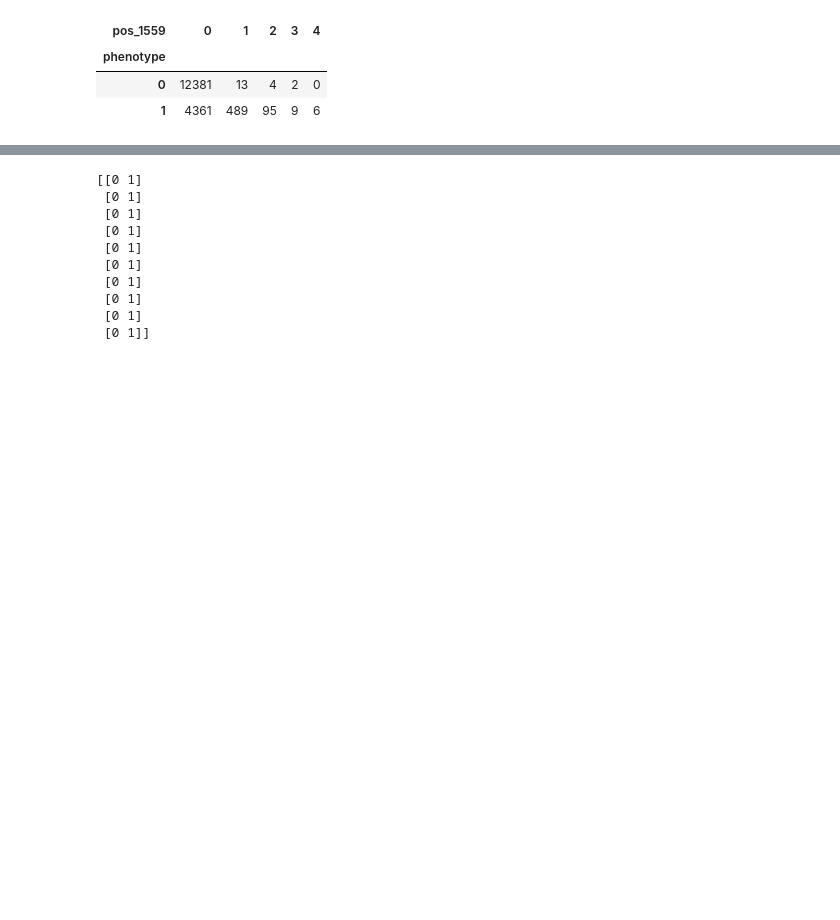
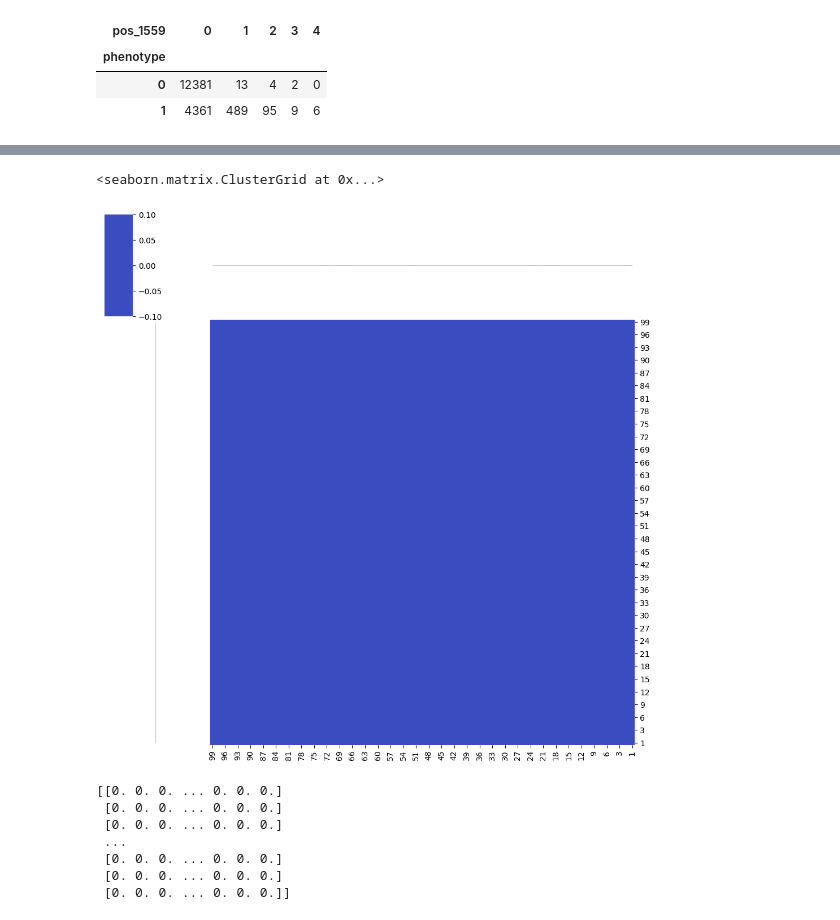
Before and after one commit to Legall-Lab/SHAP-mTB-AMR, a Jupyter notebook: scripts/ml_ai_architecture.ipynb, the cells around one changed output, grey strips where cells are left out. Cells and saved outputs as stored; diff of their text form; code cells hidden in the pictures; blank space fills up the shorter version.

```diff
--- a/scripts/ml_ai_architecture.ipynb
+++ b/scripts/ml_ai_architecture.ipynb
@@ -292,0 +320,10 @@ top_interactors = np.argsort(pos_interactions)[-10:]
+# %%
+import seaborn as sns
+
+
+A = interaction_vals[1]
+A_mean = A.mean(axis=0)
+sns.clustermap(A_mean, cmap="coolwarm", center=0)
+# %% [output]
+<seaborn.matrix.ClusterGrid at 0x...>
+[figure, added]
@@ -293,16 +335,13 @@ top_interactors = np.argsort(pos_interactions)[-10:]
 # %%
-print(top_interactors)
+print(pos_interactions)
 # %% [output]
-[[0 1]
- [0 1]
- [0 1]
- [0 1]
- [0 1]
- [0 1]
- [0 1]
- [0 1]
- [0 1]
- [0 1]]
+[[0. 0. 0. ... 0. 0. 0.]
+ [0. 0. 0. ... 0. 0. 0.]
+ [0. 0. 0. ... 0. 0. 0.]
+ ...
+ [0. 0. 0. ... 0. 0. 0.]
+ [0. 0. 0. ... 0. 0. 0.]
+ [0. 0. 0. ... 0. 0. 0.]]
 # %%
 shap.plots.beeswarm(shap_values[:, :, 0])
 # %% [output]
```
Also changed, not shown: parts of 13 cells of this notebook.
